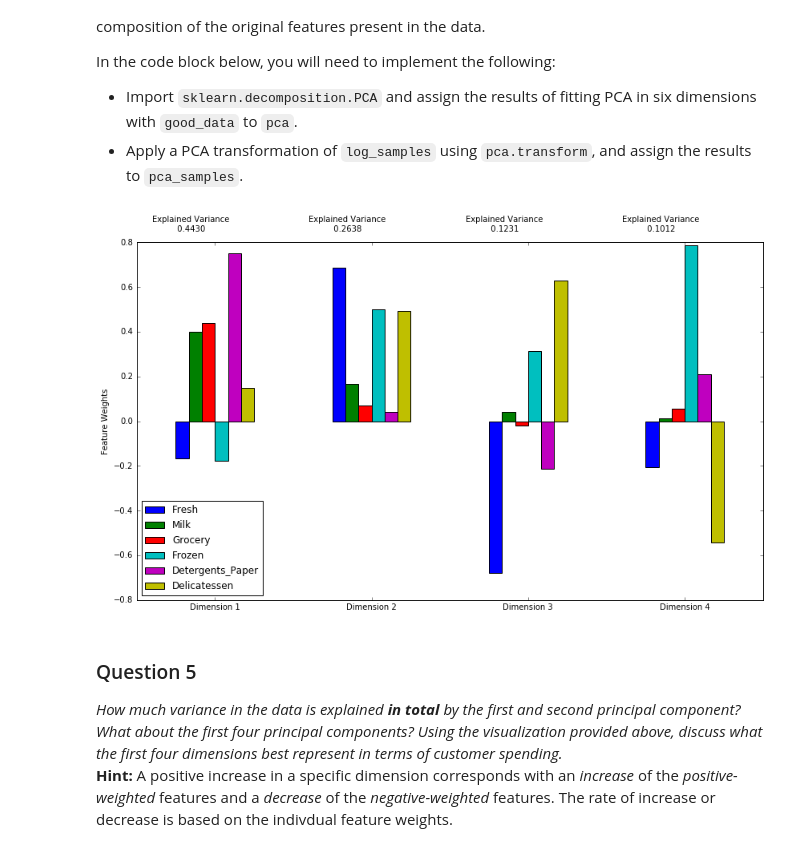
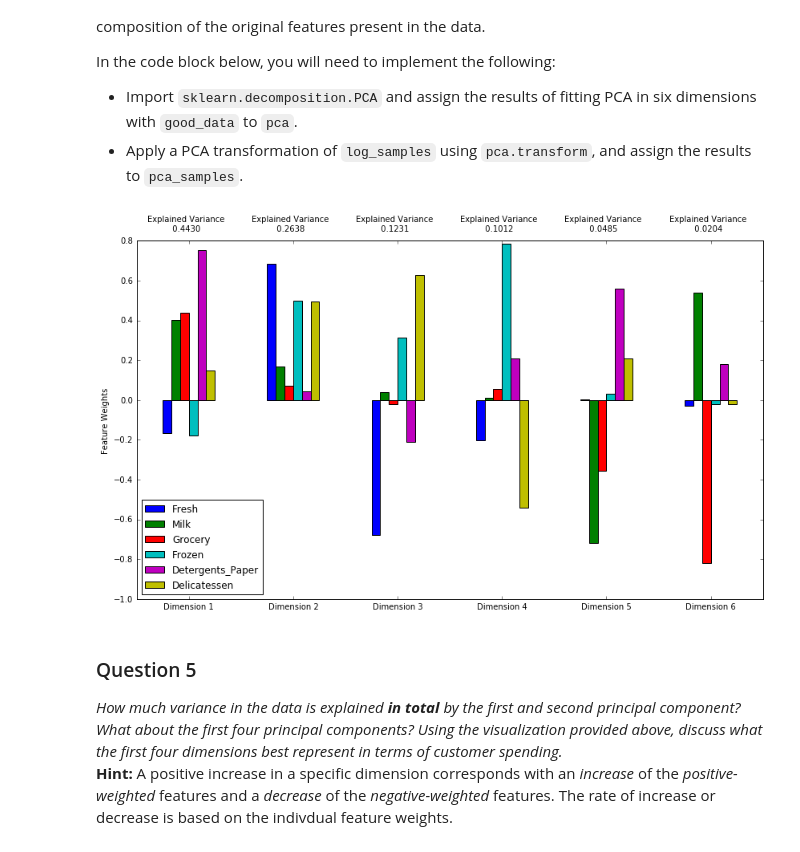
Before and after one commit to kirkbrunson/mlnd, a Jupyter notebook: customer_segments/customer_segments.ipynb, the cells around one changed output. Drawn from its saved outputs; the diff is of its cells as text; code cells hidden in the pictures.

```diff
--- a/customer_segments/customer_segments.ipynb
+++ b/customer_segments/customer_segments.ipynb
@@ -176,7 +176,7 @@ In the code block below, you will need to implement the following:
 log_data = np.log(data)
 
 # TODO: Scale the sample data using the natural logarithm
-log_samples = np.log(data)
+log_samples = np.log(samples)
 
 # Produce a scatter matrix for each pair of newly-transformed features
 pd.scatter_matrix(log_data, alpha = 0.3, figsize = (14,8), diagonal = 'kde');
@@ -251,14 +249,14 @@ In the code block below, you will need to implement the following:
 # %%
 from sklearn.decomposition import PCA
 
-pca = PCA(n_components=4)
+pca = PCA(n_components=6)
 pca.fit(good_data)
 pca_samples = pca.transform(log_samples)
 
 # Generate PCA results plot
 pca_results = vs.pca_results(good_data, pca)
 # %% [output]
-[figure, old version]
+[figure, new version]
 # %% [markdown]
 ### Question 5
 *How much variance in the data is explained* ***in total*** *by the first and second principal component? What about the first four principal components? Using the visualization provided above, discuss what the first four dimensions best represent in terms of customer spending.*
```
Also changed, not shown: parts of 16 cells of this notebook, 1 other file.
